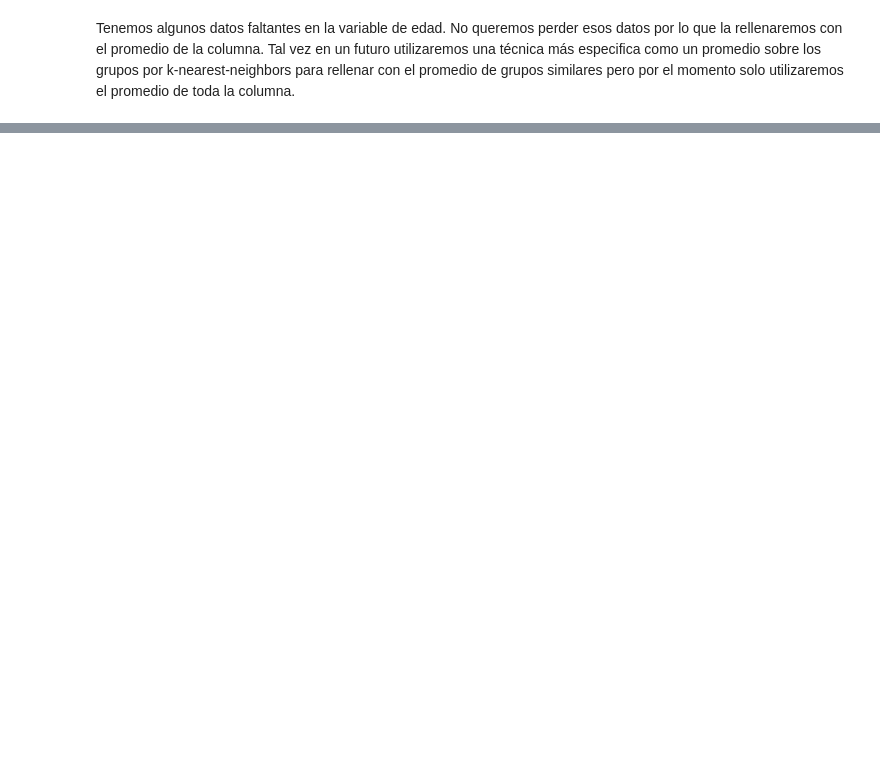
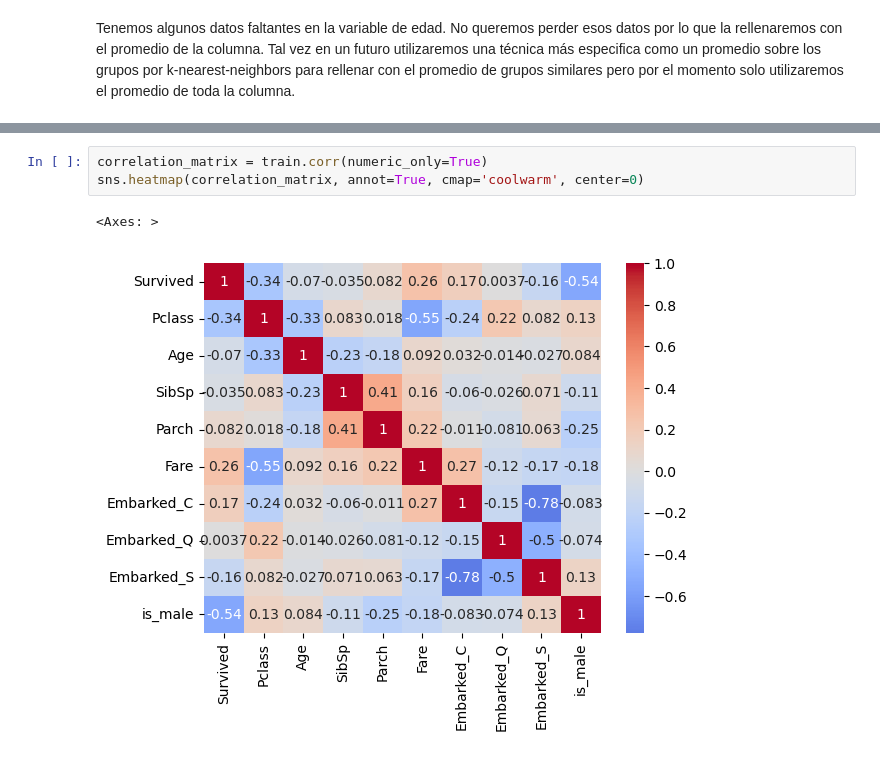
Before and after one commit to EliasGarzaV/RetoTitanicBloque1, a Jupyter notebook: Pipe/DataCleaning.ipynb, the cells around one changed output, grey strips where cells are left out. Drawn from its saved outputs; the diff is of its cells as text; blank space fills up the shorter version.

Commit message:
added correlation heatmap

```diff
--- a/Pipe/DataCleaning.ipynb
+++ b/Pipe/DataCleaning.ipynb
@@ -207 +207,7 @@ None
 891 rows × 10 columns
+# %%
+correlation_matrix = train.corr(numeric_only=True)
+sns.heatmap(correlation_matrix, annot=True, cmap='coolwarm', center=0)
+# %% [output]
+<Axes: >
+[figure, added]
```
Also changed, not shown: parts of 2 cells of this notebook.
